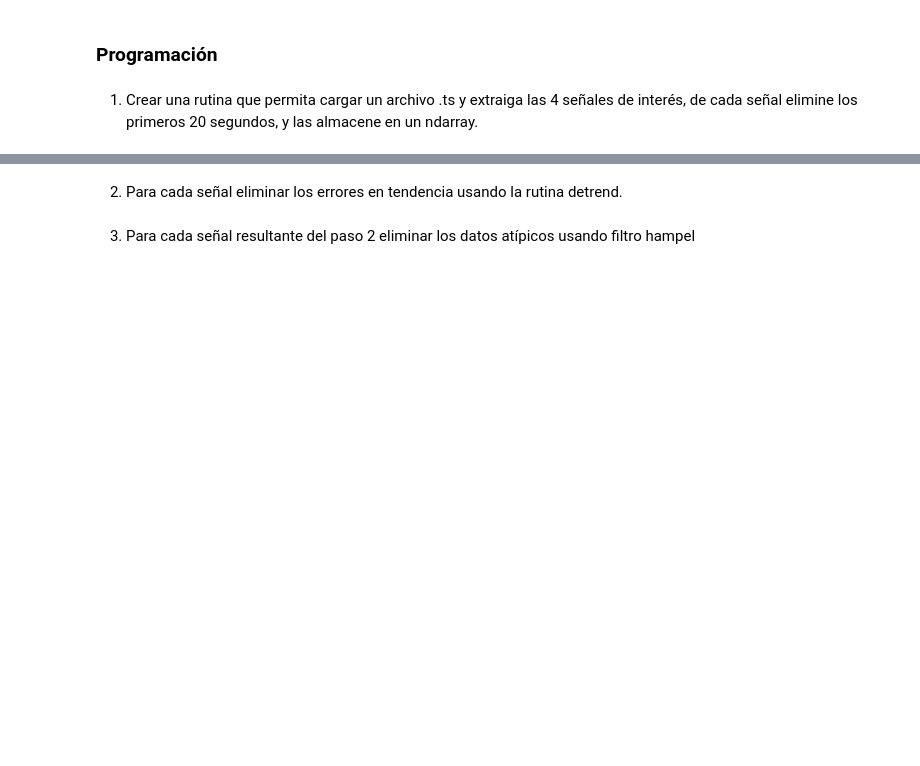
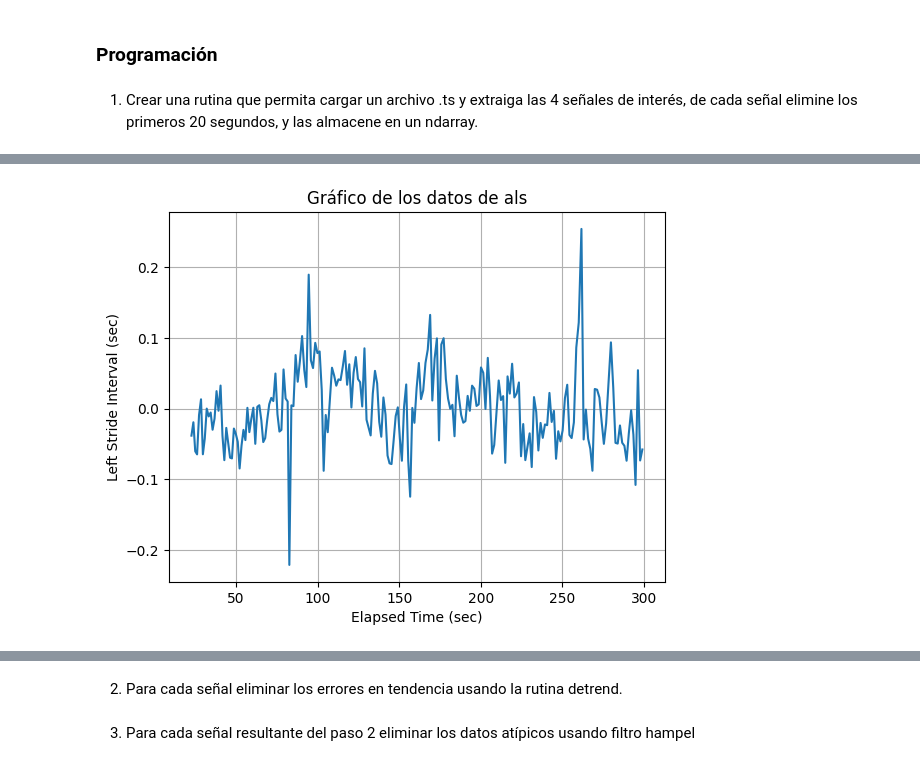
Before and after one commit to NataliaArenasP20/LaboratorioBiosenales, a Jupyter notebook: Proyecto_1/Proyecto1_NataliaArenas_DanielTamayo.ipynb, the cells around one changed output, grey strips where cells are left out. Saved outputs shown, nothing was run; the diff lists cells and outputs as text; code cells hidden in the pictures; blank space fills up the shorter version.

```diff
--- a/Proyecto_1/Proyecto1_NataliaArenas_DanielTamayo.ipynb
+++ b/Proyecto_1/Proyecto1_NataliaArenas_DanielTamayo.ipynb
@@ -112,20 +90,18 @@ c:\Users\natal\OneDrive\Escritorio\LaboratorioBiosenales\Proyecto_1/gait-in-neur
 # %%
 #AQUÍ SEPARO CADA ARCHIVO PARA CADA CONJUNTO DE DATOS
+
 #ALS
 archivos_als = [archivo for archivo in archivos_ts if os.path.basename(archivo).startswith('als')]
-
 
 names= ['Elapsed Time (sec)', 'Left Stride Interval (sec)', 'Right Stride Interval (sec)', 'Left Swing Interval (sec)',
 'Right Swing Interval (sec)',	'Left Swing Interval (% of stride)', 'Right Swing Interval (% of stride)', 'Left Stance Interval (sec)', 'Right Stance Interval (sec)', 'Left Stance Interval (% of stride)',
 'Right Stance Interval (% of stride)', 'Double Support Interval (sec)',	'Double Support Interval (% of stride)']
+
 als = {}
 listals = []
 for file in archivos_als:
     datos_als = pd.read_csv(file,delimiter='\t',names=names)
-    #datos_als=datos_als['data']
-    als['data'] = datos_als
-    listals.append(als)
-print(listals)
+
 
 #HUNT
 archivos_hunt = [archivo for archivo in archivos_ts if os.path.basename(archivo).startswith('hunt')]
@@ -172,0 +160,18 @@ datos_hunt.head()
+# %%
+#Grafico los datos de als
+tiempo = datos_als['Elapsed Time (sec)'].values
+lsi = datos_als['Left Stride Interval (sec)'].values
+type(lsi)
+
+
+#NO SE SI SE ESTAN VISUALIZANDO TODOS
+
+
+plt.plot(tiempo,signal.detrend(lsi))
+plt.title('Gráfico de los datos de als')
+plt.xlabel('Elapsed Time (sec)')
+plt.ylabel('Left Stride Interval (sec)')
+plt.grid()
+plt.show()
+# %% [output]
+[figure, added]
```
Also changed, not shown: parts of 11 cells of this notebook.
